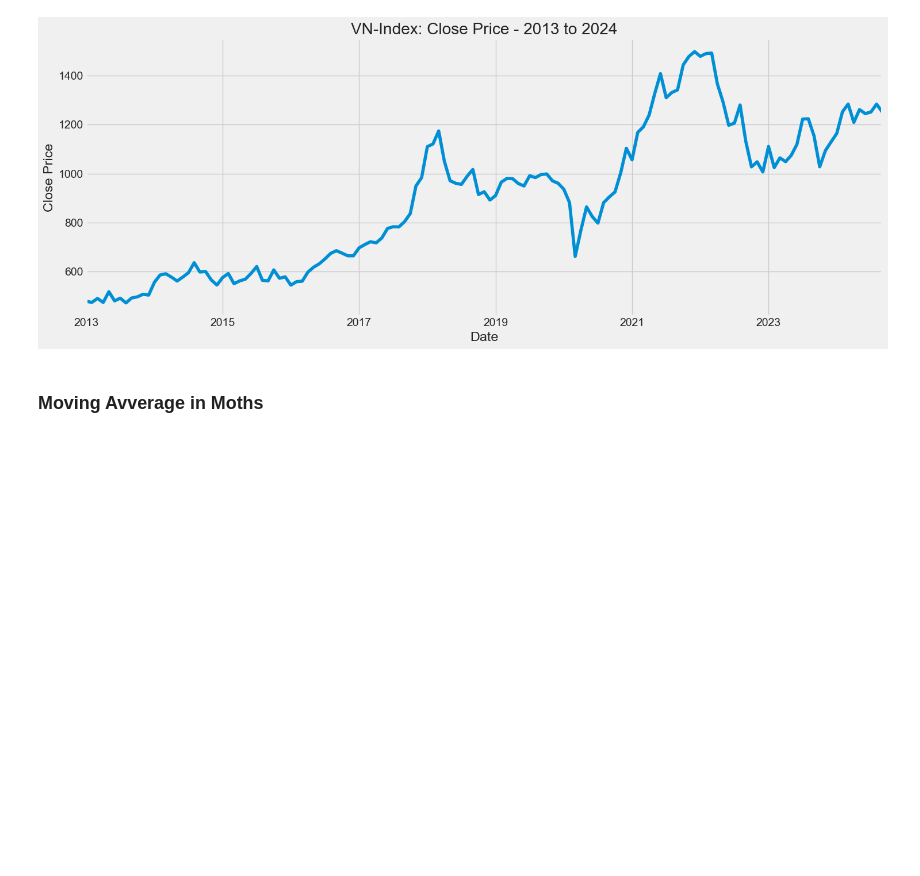
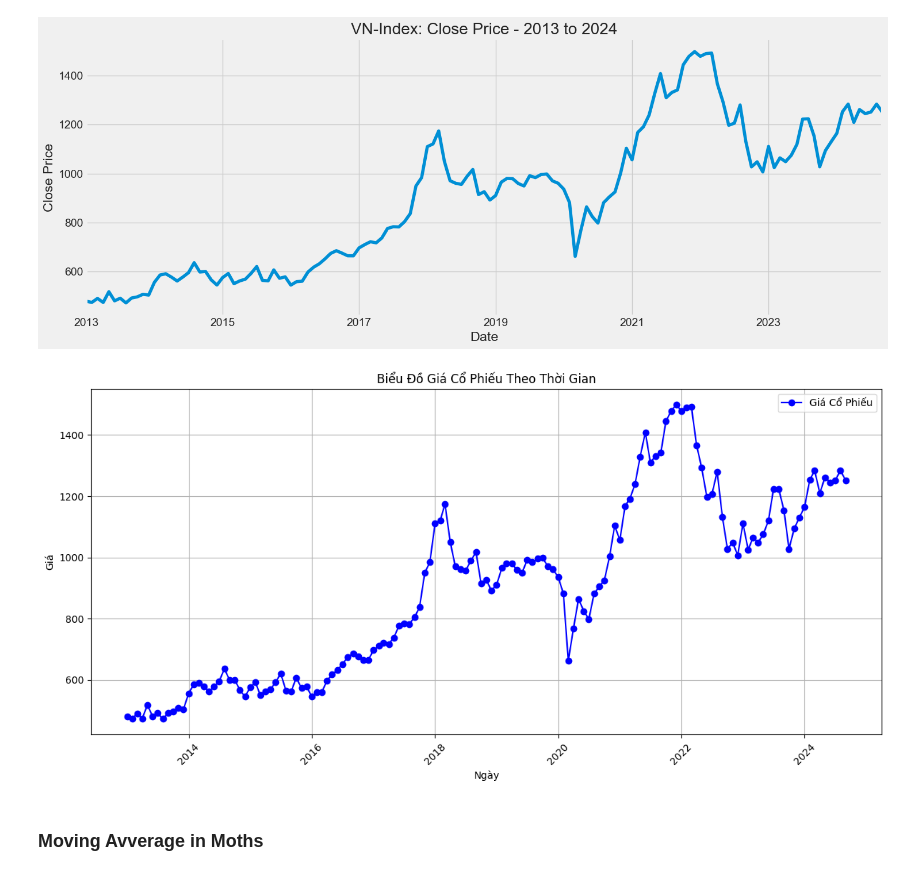
Before and after one commit to huybui08/VN-Index, a Jupyter notebook: Project/Data preprocessing/Visualize/Data_visualize_VN_Index.ipynb, the cells around one changed output. Cells and saved outputs as stored; diff of their text form; code cells hidden in the pictures; blank space fills up the shorter version.

```diff
--- a/Project/Data preprocessing/Visualize/Data_visualize_VN_Index.ipynb
+++ b/Project/Data preprocessing/Visualize/Data_visualize_VN_Index.ipynb
@@ -24,9 +25,3 @@ df.head
 140  01/01/2013    479.79    415.50    490.89    413.68    1.83M   15.97%
 
 [141 rows x 7 columns]>
-# %%
-df['Date']=pd.to_datetime(df['Date'])
-df['Year'] = df['Date'].dt.year
-df=df.set_index('Date')
-df['Price'] = df['Price'].str.replace(',', '').astype(float)
-df.head()
@@ -40,0 +47,14 @@ df.head()
+# %%
+df.fillna(0, inplace=True)
+# %%
+df['Date']=pd.to_datetime(df['Date'])
+df['Year'] = df['Date'].dt.year
+#df=df.set_index('Date')
+df['Price'] = df['Price'].str.replace(',', '').astype(float)
+df['Open'] = df['Open'].str.replace(',', '').astype(float)
+df['High'] = df['High'].str.replace(',', '').astype(float)
+df['Low'] = df['Low'].str.replace(',', '').astype(float)
+df['Change %'] = df['Change %'].str.replace('%', '').astype(float)
+df['Volume'] = df['Vol.'].replace({'B': '*1e9', 'M': '*1e6', 'K':'*1e3'}, regex=True).map(pd.eval).astype(float)
+df['Volume'] = df['Volume'].apply(lambda x: f"{x:,.0f}")  # Định dạng số với dấu phẩy
+df.head()
@@ -51,6 +78,19 @@ df['Price'].plot()
 plt.tight_layout()
 # %% [output]
 [figure]
+# %%
+plt.figure(figsize=(12, 6))
+plt.plot(df['Date'], df['Price'], marker='o', color='b', label='Giá Cổ Phiếu')
+plt.title('Biểu Đồ Giá Cổ Phiếu Theo Thời Gian')
+plt.xlabel('Ngày')
+plt.ylabel('Giá')
+plt.xticks(rotation=45)
+plt.grid()
+plt.legend()
+plt.tight_layout()
+plt.show()
+# %% [output]
+[figure, added]
 # %%
 # df = df.drop(columns=['Open', 'High','Low', 'Vol.','Change %'])
 # df['Date'] = pd.to_datetime(df['Date'], format='%d/%m/%Y')
```
Also changed, not shown: parts of 15 cells of this notebook, 3 other files.
